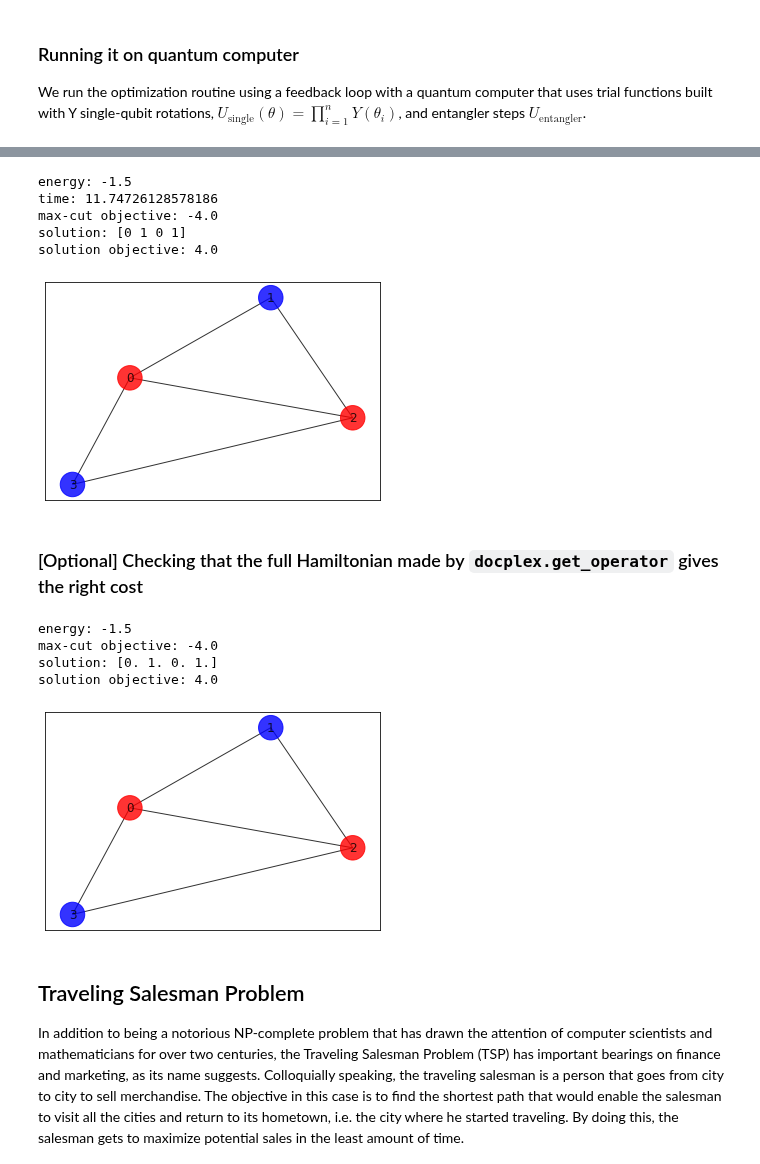
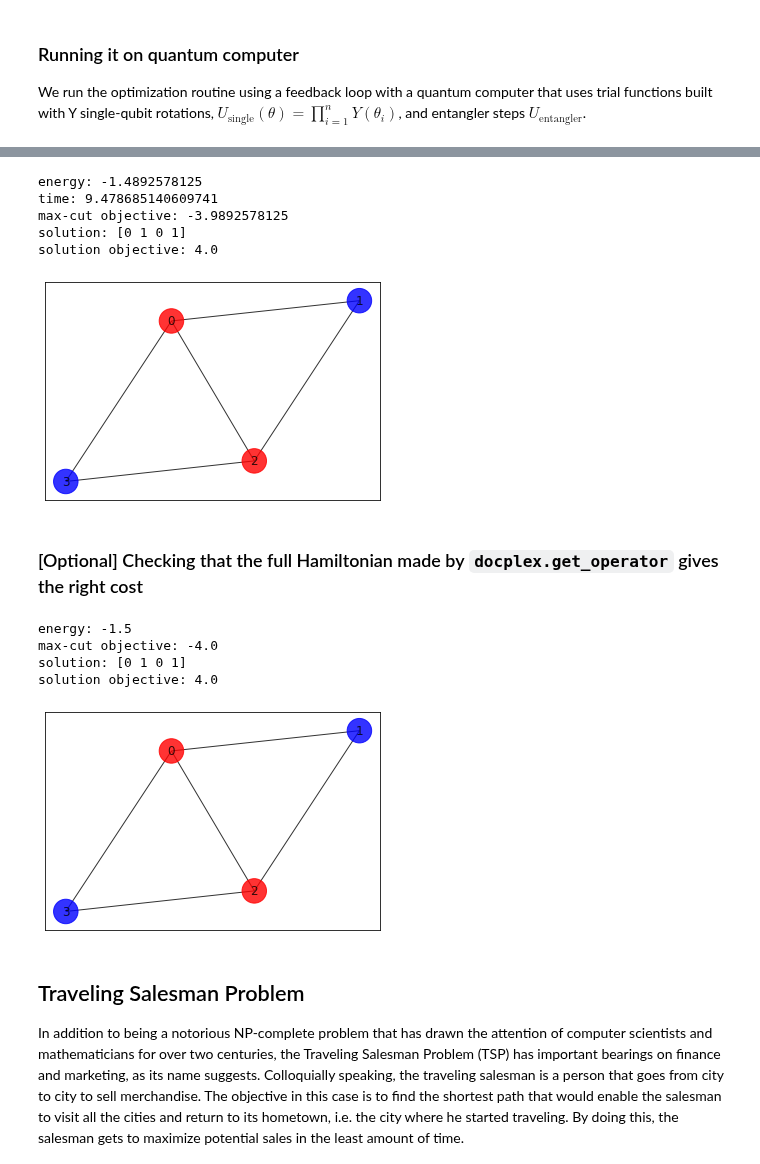
Before and after one commit to Qiskit/qiskit-tutorials, a Jupyter notebook: legacy_tutorials/aqua/optimization/max_cut_and_tsp.ipynb, the cells around one changed output, grey strips where cells are left out. Cells and saved outputs as stored; diff of their text form; code cells hidden in the pictures.

````diff
--- a/legacy_tutorials/aqua/optimization/max_cut_and_tsp.ipynb
+++ b/legacy_tutorials/aqua/optimization/max_cut_and_tsp.ipynb
@@ -256,43 +256,43 @@ solution objective: 4.0
 # %%
 # run quantum algorithm with shots
 seed = 10598
 
 spsa = SPSA(max_trials=300)
-ry = RY(qubitOp.num_qubits, depth=5, entanglement='linear')
+ry = TwoLocal(qubitOp.num_qubits, 'ry', 'cz', reps=5, entanglement='linear')
 vqe = VQE(qubitOp, ry, spsa)
 
 backend = BasicAer.get_backend('qasm_simulator')
 quantum_instance = QuantumInstance(backend, shots=1024, seed_simulator=seed, seed_transpiler=seed)
 
 result = vqe.run(quantum_instance)
 
-x = sample_most_likely(result['eigvecs'][0])
-print('energy:', result['energy'])
-print('time:', result['eval_time'])
-print('max-cut objective:', result['energy'] + offset)
+x = sample_most_likely(result.eigenstate)
+print('energy:', result.eigenvalue.real)
+print('time:', result.optimizer_time)
+print('max-cut objective:', result.eigenvalue.real + offset)
 print('solution:', max_cut.get_graph_solution(x))
 print('solution objective:', max_cut.max_cut_value(x, w))
-plot_histogram(result['eigvecs'][0])
+plot_histogram(result.eigenstate)
 
 colors = ['r' if max_cut.get_graph_solution(x)[i] == 0 else 'b' for i in range(n)]
 nx.draw_networkx(G, node_color=colors, node_size=600, alpha = .8, pos=pos)
 # %% [output]
-energy: -1.5
-time: 11.74726128578186
-max-cut objective: -4.0
+energy: -1.4892578125
+time: 9.478685140609741
+max-cut objective: -3.9892578125
 solution: [0 1 0 1]
 solution objective: 4.0
-[figure, old version]
+[figure, new version]
 # %% [markdown]
 ### [Optional] Checking that the full Hamiltonian made by ```docplex.get_operator```  gives the right cost
 # %%
 #Making the Hamiltonian in its full form and getting the lowest eigenvalue and eigenvector
-ee = ExactEigensolver(qubitOp_docplex, k=1)
+ee = NumPyMinimumEigensolver(qubitOp_docplex)
 result = ee.run()
 
-x = sample_most_likely(result['eigvecs'][0])
-print('energy:', result['energy'])
-print('max-cut objective:', result['energy'] + offset_docplex)
+x = sample_most_likely(result.eigenstate)
+print('energy:', result.eigenvalue.real)
+print('max-cut objective:', result.eigenvalue.real + offset_docplex)
 print('solution:', max_cut.get_graph_solution(x))
 print('solution objective:', max_cut.max_cut_value(x, w))
 
@@ -301,9 +301,9 @@ nx.draw_networkx(G, node_color=colors, node_size=600, alpha = .8, pos=pos)
 # %% [output]
 energy: -1.5
 max-cut objective: -4.0
-solution: [0. 1. 0. 1.]
+solution: [0 1 0 1]
 solution objective: 4.0
-[figure, old version]
+[figure, new version]
 # %% [markdown]
 ## Traveling Salesman Problem
 
````
Also changed, not shown: parts of 13 cells of this notebook, 24 other files.
